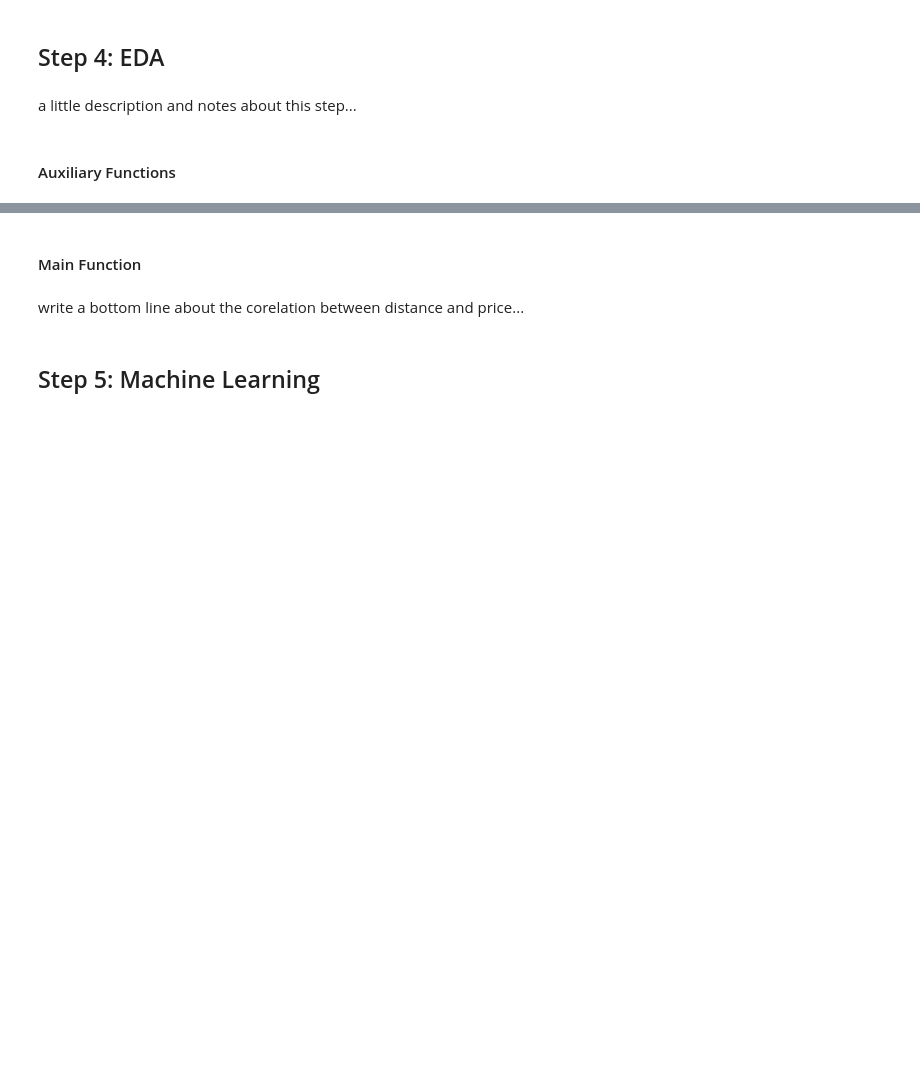
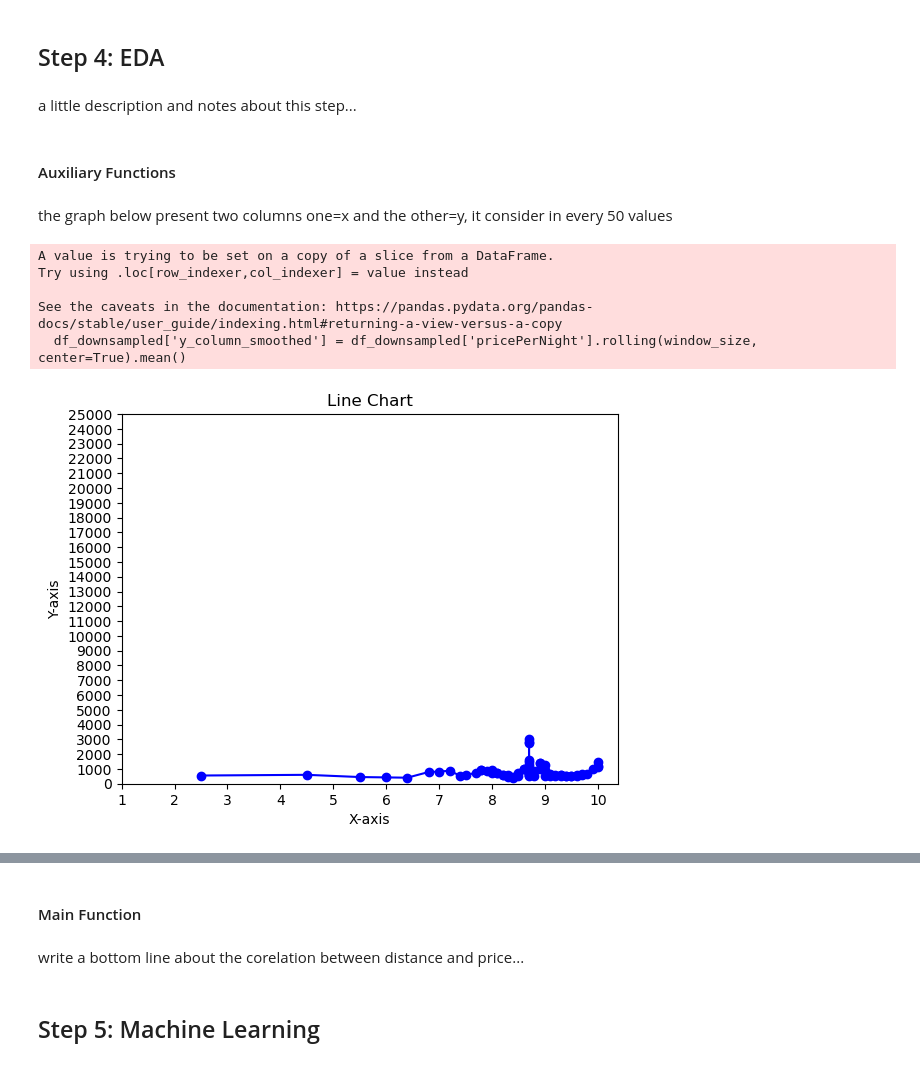
Before and after one commit to yarin-cohen02/dataScienceProject, a Jupyter notebook: project.ipynb, the cells around one changed output, grey strips where cells are left out. Drawn from its saved outputs; the diff is of its cells as text; code cells hidden in the pictures; blank space fills up the shorter version.

```diff
--- a/project.ipynb
+++ b/project.ipynb
@@ -687,3 +688,5 @@ def addDisTlvCol(df):
 #     print("Distance:", city_distance)
 # else:
 #     print("Distance information not available.")
+# %%
+df = addDisTlvCol(df)
@@ -697,0 +705,40 @@ a little description and notes about this step...
+# %% [markdown]
+the graph below present two columns one=x and the other=y, it consider in every 50 values
+# %%
+import pandas as pd
+import matplotlib.pyplot as plt
+#graph x y which consider every 10 values
+df1 = df.copy()
+# Sort the dataframe based on the x-column values
+df1 = df.sort_values('scoreGeneral')
+
+# Downsample the data by selecting every nth data point
+n = 50  # Adjust the value of n as needed #means that every n  data point will be selected for plotting, while the others will be skipped
+df_downsampled = df1.iloc[::n]
+
+# Apply a moving average to smooth the y-column values
+window_size = 3  # Adjust the window size as needed
+df_downsampled['y_column_smoothed'] = df_downsampled['pricePerNight'].rolling(window_size, center=True).mean()
+
+# Plot the downsampled and smoothed data
+plt.plot(df_downsampled['scoreGeneral'], df_downsampled['y_column_smoothed'], marker='o', linestyle='-', color='blue')
+
+# Adding labels and title
+plt.xlabel('X-axis')
+plt.ylabel('Y-axis')
+plt.title('Line Chart')
+
+
+plt.xticks(range(1, 11))  # Set x-axis labels from 1 to 10
+# plt.yticks(range(1, 11))  # Set y-axis labels from 1 to 10
+plt.yticks(range(0, 25001, 1000))  # Set y-axis labels from 0 to 2500 in jumps of 500
+
+# Displaying the plot
+plt.show()
+# %% [output]
+A value is trying to be set on a copy of a slice from a DataFrame.
+Try using .loc[row_indexer,col_indexer] = value instead
+
+See the caveats in the documentation: https://pandas.pydata.org/pandas-docs/stable/user_guide/indexing.html#returning-a-view-versus-a-copy
+  df_downsampled['y_column_smoothed'] = df_downsampled['pricePerNight'].rolling(window_size, center=True).mean()
+[figure, added]
```
Also changed, not shown: parts of 17 cells of this notebook, 1 other file.
